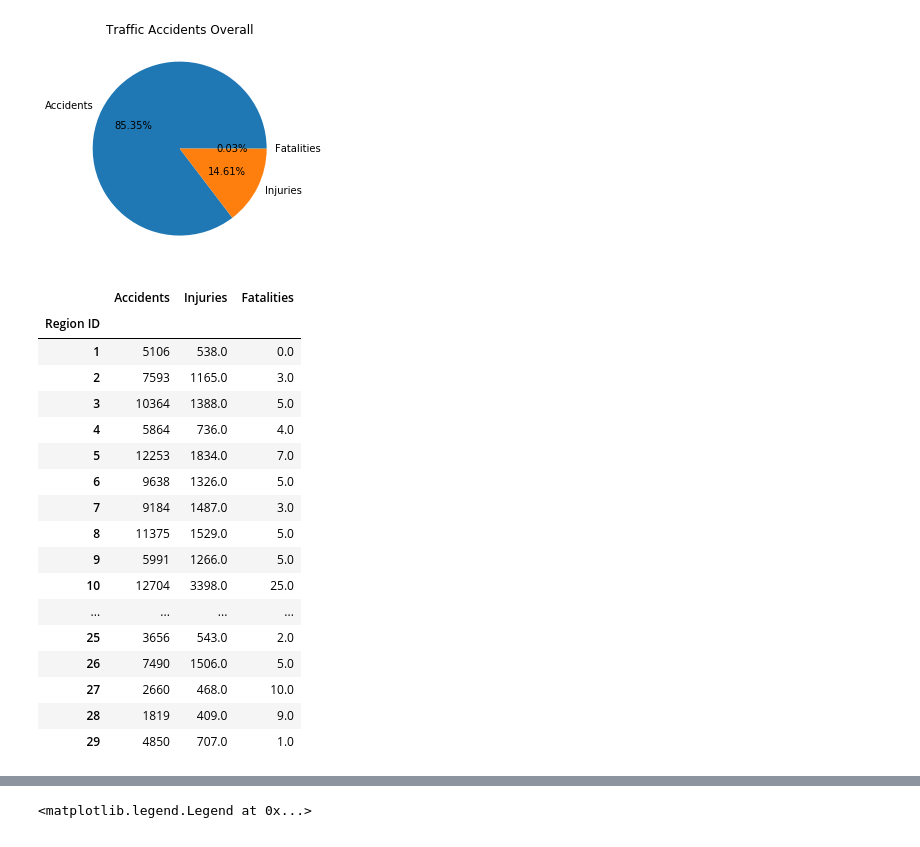
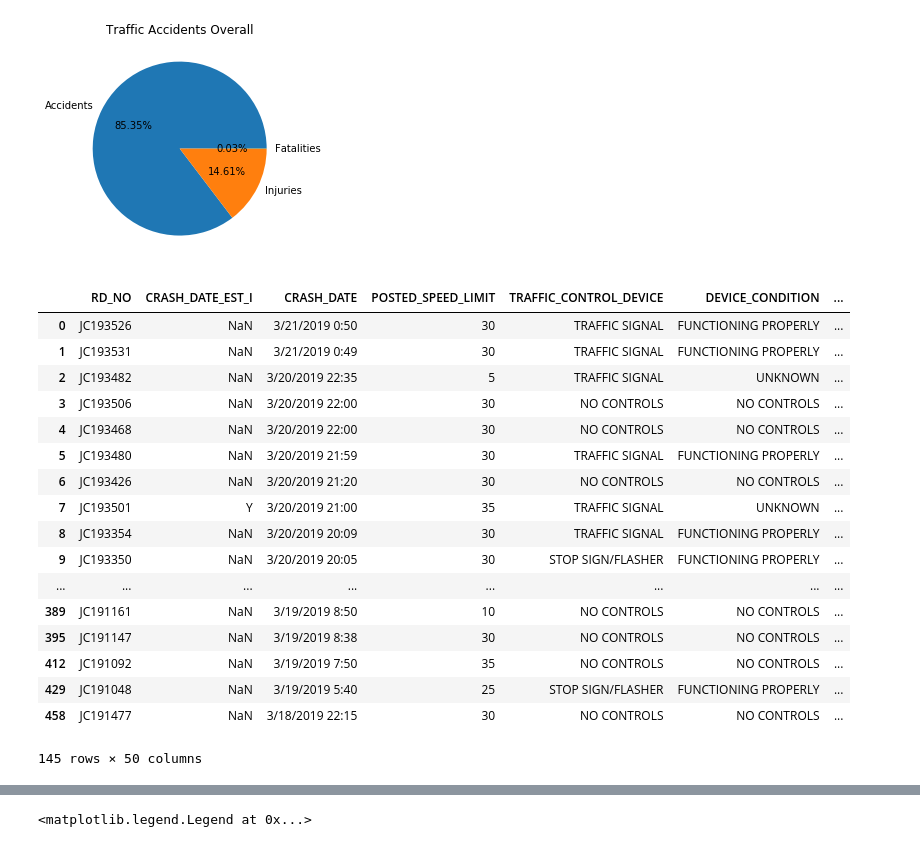
Before and after one commit to emharen/Project-One, a Jupyter notebook: CrashDataGraphs.ipynb, the cells around one changed output, grey strips where cells are left out. Cells and saved outputs as stored; diff of their text form; code cells hidden in the pictures.

```diff
--- a/CrashDataGraphs.ipynb
+++ b/CrashDataGraphs.ipynb
@@ -81,28 +68,30 @@ plt.savefig("Images/CIFTotal_Pie.png")
 # %%
 #Separate Accidents by zone, append cameras to this list
 zones = crashes_df["Region ID"].value_counts()
 zones_gb = crashes_df.groupby(["Region ID"])
 zones_df = pd.DataFrame({"Accidents" : zones_gb["Region ID"].count(), "Injuries" : zones_gb["INJURIES_TOTAL"].sum(), "Fatalities" : zones_gb["INJURIES_FATAL"].sum()})
 zones_df
+
+zones_gb.head()
 # %% [output]
-|  | Accidents | Injuries | Fatalities |
-| Region ID |  |  |  |
-| 1 | 5106 | 538.0 | 0.0 |
-| 2 | 7593 | 1165.0 | 3.0 |
-| 3 | 10364 | 1388.0 | 5.0 |
-| 4 | 5864 | 736.0 | 4.0 |
-| 5 | 12253 | 1834.0 | 7.0 |
-| 6 | 9638 | 1326.0 | 5.0 |
-| 7 | 9184 | 1487.0 | 3.0 |
-| 8 | 11375 | 1529.0 | 5.0 |
-| 9 | 5991 | 1266.0 | 5.0 |
-| 10 | 12704 | 3398.0 | 25.0 |
-| ... | ... | ... | ... |
-| 25 | 3656 | 543.0 | 2.0 |
-| 26 | 7490 | 1506.0 | 5.0 |
-| 27 | 2660 | 468.0 | 10.0 |
-| 28 | 1819 | 409.0 | 9.0 |
-| 29 | 4850 | 707.0 | 1.0 |
+|  | RD_NO | CRASH_DATE_EST_I | CRASH_DATE | POSTED_SPEED_LIMIT | TRAFFIC_CONTROL_DEVICE | DEVICE_CONDITION | ... |
+| 0 | JC193526 | NaN | 3/21/2019 0:50 | 30 | TRAFFIC SIGNAL | FUNCTIONING PROPERLY | ... |
+| 1 | JC193531 | NaN | 3/21/2019 0:49 | 30 | TRAFFIC SIGNAL | FUNCTIONING PROPERLY | ... |
+| 2 | JC193482 | NaN | 3/20/2019 22:35 | 5 | TRAFFIC SIGNAL | UNKNOWN | ... |
+| 3 | JC193506 | NaN | 3/20/2019 22:00 | 30 | NO CONTROLS | NO CONTROLS | ... |
+| 4 | JC193468 | NaN | 3/20/2019 22:00 | 30 | NO CONTROLS | NO CONTROLS | ... |
+| 5 | JC193480 | NaN | 3/20/2019 21:59 | 30 | TRAFFIC SIGNAL | FUNCTIONING PROPERLY | ... |
+| 6 | JC193426 | NaN | 3/20/2019 21:20 | 30 | NO CONTROLS | NO CONTROLS | ... |
+| 7 | JC193501 | Y | 3/20/2019 21:00 | 35 | TRAFFIC SIGNAL | UNKNOWN | ... |
+| 8 | JC193354 | NaN | 3/20/2019 20:09 | 30 | TRAFFIC SIGNAL | FUNCTIONING PROPERLY | ... |
+| 9 | JC193350 | NaN | 3/20/2019 20:05 | 30 | STOP SIGN/FLASHER | FUNCTIONING PROPERLY | ... |
+| ... | ... | ... | ... | ... | ... | ... | ... |
+| 389 | JC191161 | NaN | 3/19/2019 8:50 | 10 | NO CONTROLS | NO CONTROLS | ... |
+| 395 | JC191147 | NaN | 3/19/2019 8:38 | 30 | NO CONTROLS | NO CONTROLS | ... |
+| 412 | JC191092 | NaN | 3/19/2019 7:50 | 35 | NO CONTROLS | NO CONTROLS | ... |
+| 429 | JC191048 | NaN | 3/19/2019 5:40 | 25 | STOP SIGN/FLASHER | FUNCTIONING PROPERLY | ... |
+| 458 | JC191477 | NaN | 3/18/2019 22:15 | 30 | NO CONTROLS | NO CONTROLS | ... |
+145 rows × 50 columns
 # %%
 speed_gb = speed_df.groupby(["Region ID"])
 redlight_gb = redlight_df.groupby(["Region ID"])
```
Also changed, not shown: parts of 12 cells of this notebook, 13 other files.
